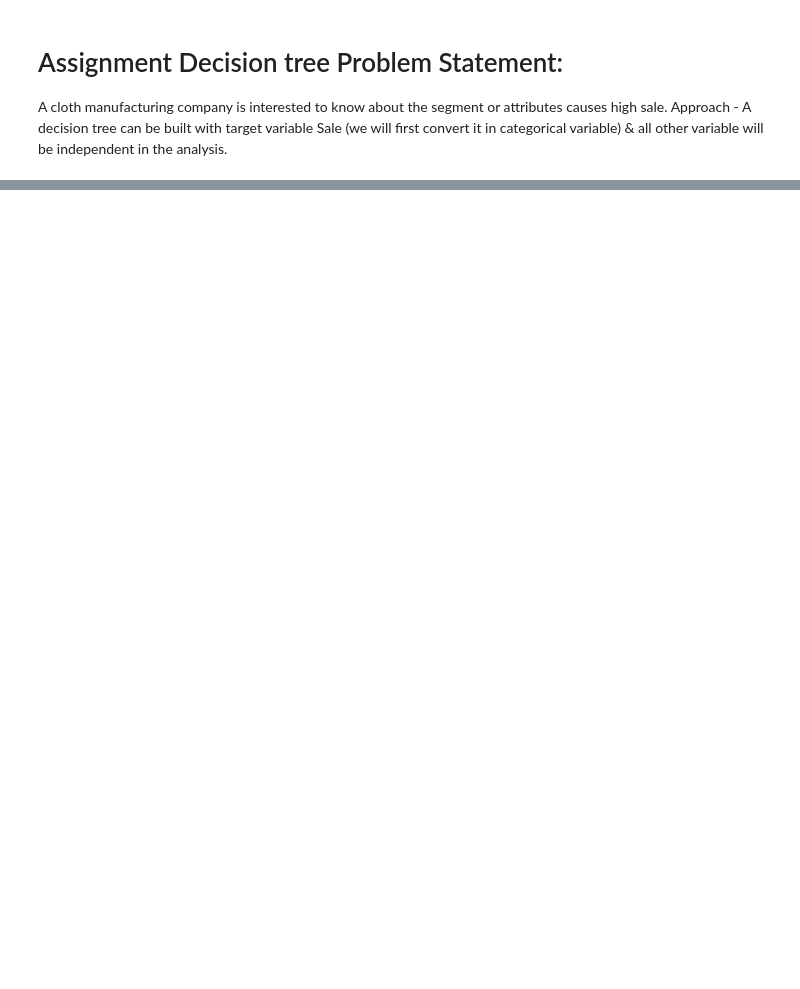
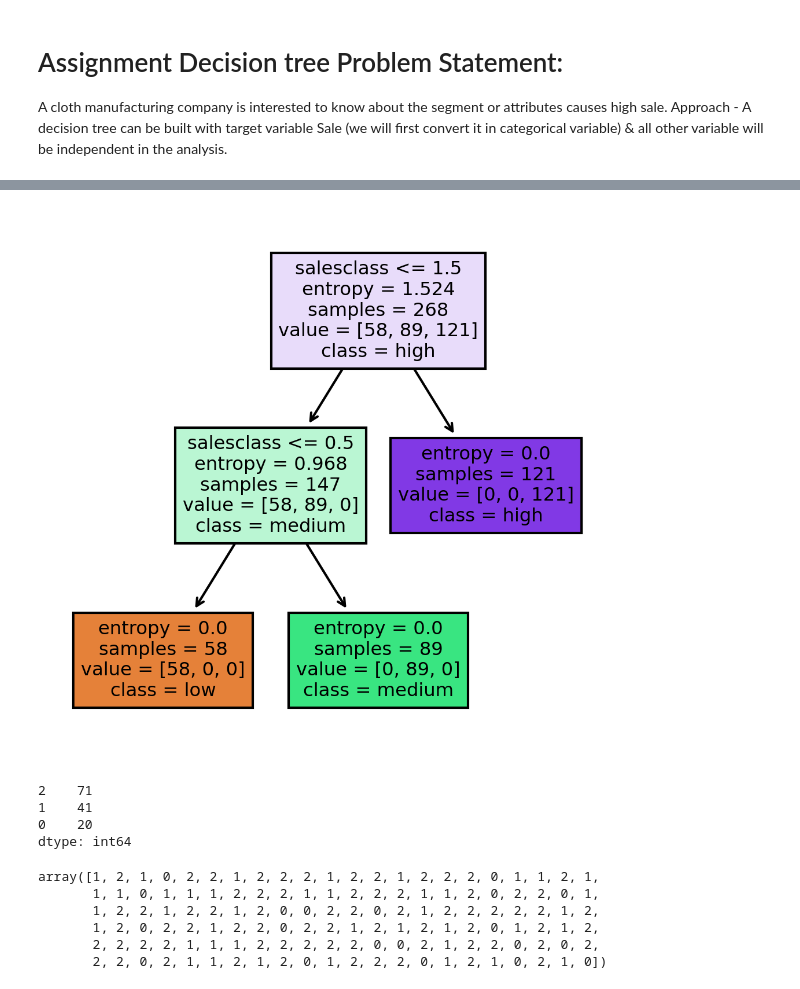
Before and after one commit to shailaja-2020/datascience, a Jupyter notebook: company decision tree.ipynb, the cells around one changed output, grey strips where cells are left out. Drawn from its saved outputs; the diff is of its cells as text; code cells hidden in the pictures; blank space fills up the shorter version.

```diff
--- a/company decision tree.ipynb
+++ b/company decision tree.ipynb
@@ -4,0 +317,25 @@ Approach - A decision tree can be built with target variable Sale (we will first
+# %%
+fn=['CompPrice','Income','Advertising','Population','Price','ShelveLoc','Age','Education','Urban','US','salesclass']
+cn=['low','medium','high']
+fig, axes = plt.subplots(nrows = 1,ncols=1,figsize = (4,4),dpi=300)
+tree.plot_tree(model_cart,feature_names = fn,class_names=cn,filled = True);
+# %% [output]
+[figure, added]
+# %%
+#Predicting on test data
+preds = model_cart.predict(X_test) # predicting on test data set
+pd.Series(preds).value_counts() # getting the count of each category
+# %% [output]
+2    71
+1    41
+0    20
+dtype: int64
+# %%
+preds
+# %% [output]
+array([1, 2, 1, 0, 2, 2, 1, 2, 2, 2, 1, 2, 2, 1, 2, 2, 2, 0, 1, 1, 2, 1,
+       1, 1, 0, 1, 1, 1, 2, 2, 2, 1, 1, 2, 2, 2, 1, 1, 2, 0, 2, 2, 0, 1,
+       1, 2, 2, 1, 2, 2, 1, 2, 0, 0, 2, 2, 0, 2, 1, 2, 2, 2, 2, 2, 1, 2,
+       1, 2, 0, 2, 2, 1, 2, 2, 0, 2, 2, 1, 2, 1, 2, 1, 2, 0, 1, 2, 1, 2,
+       2, 2, 2, 2, 1, 1, 1, 2, 2, 2, 2, 2, 0, 0, 2, 1, 2, 2, 0, 2, 0, 2,
+       2, 2, 0, 2, 1, 1, 2, 1, 2, 0, 1, 2, 2, 2, 0, 1, 2, 1, 0, 2, 1, 0])
```
Also changed, not shown: parts of 47 cells of this notebook, 18 other files.
